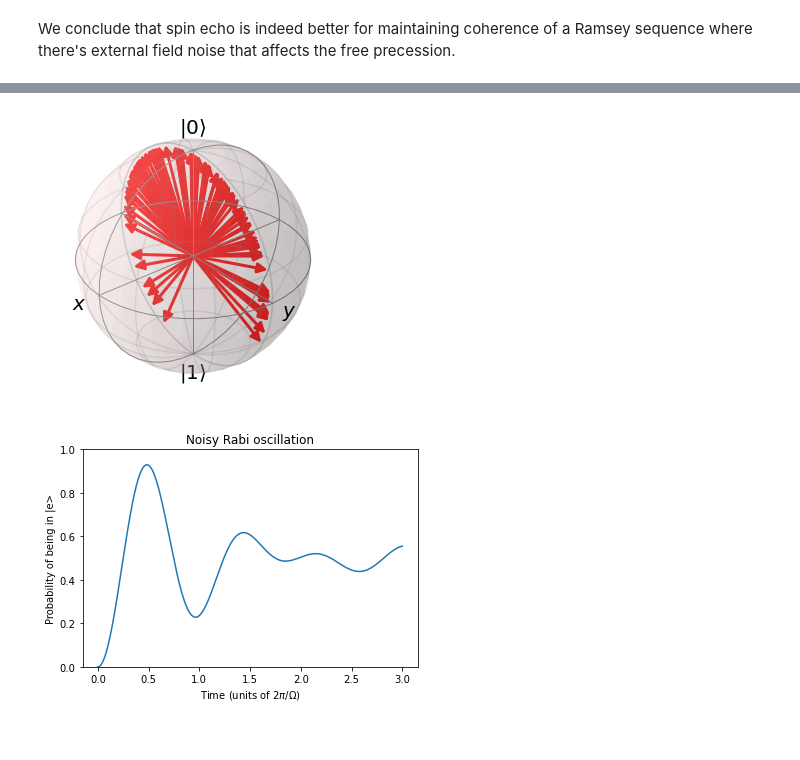
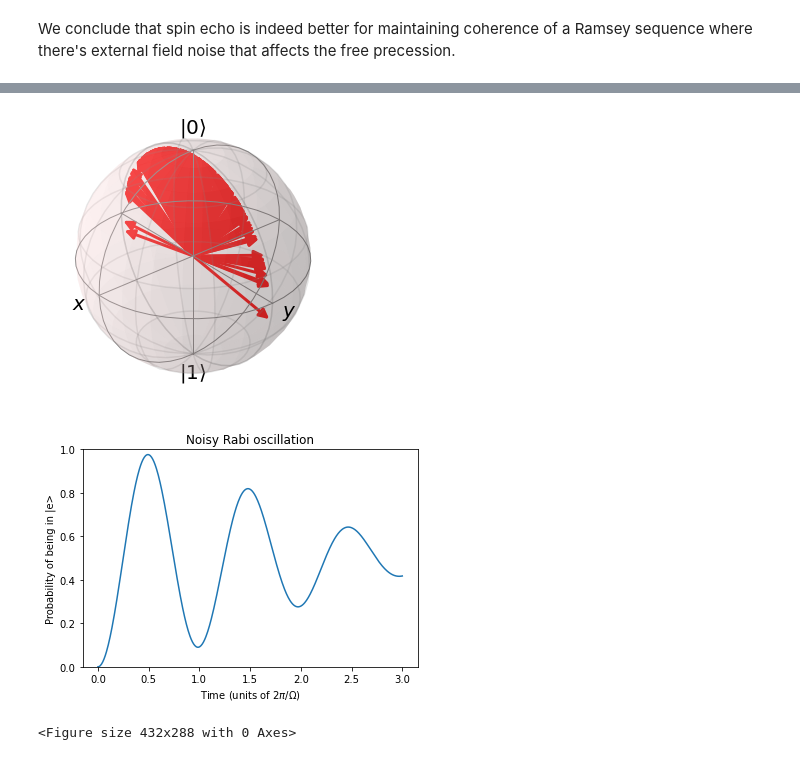
Before and after one commit to geoffrey-zheng/SrF-Calcs, a Jupyter notebook: Microwaves/Rotational-State-Transfer/spin-echo.ipynb, the cells around one changed output, grey strips where cells are left out. Drawn from its saved outputs; the diff is of its cells as text; code cells hidden in the pictures.

Commit message:
added rabi spin echo

```diff
--- a/Microwaves/Rotational-State-Transfer/spin-echo.ipynb
+++ b/Microwaves/Rotational-State-Transfer/spin-echo.ipynb
@@ -289,24 +291,27 @@ We conclude that spin echo is indeed better for maintaining coherence of a Ramse
 # %%
 #test how to animate multiple Bloch vectors with gaussian distribution of rabi frequencies on Bloch sphere
 
-#generate randomly sampled rabi frequencies
-n = 100 #number of rabi frequencies
+n = 250 #number of spins
 delta = 0.0 #detuning in units of rabi frequency
-rabi = np.random.normal(1.0, 0.2, n)
+rabi0 = 1.0
+rabi_sigma = 0.1*rabi0
+rabi = np.random.normal(rabi0, rabi_sigma, n)
 phi = 0.0*np.pi #phase of rabi frequency
 ket_init = ket_g
 results = []
 results1 = []
 
+"""
 # Plot the histogram of Rabi frequencies
 plt.hist(rabi, bins='auto', edgecolor='black')
 plt.xlabel('Rabi frequency')
 plt.ylabel('Count')
 plt.title('Rabi frequency distribution')
 plt.show()
+"""
 
-for j in range(n):
-    H = delta*sigmaz()/2 + rabi[j]*sigmax()*np.cos(phi)/2 + rabi[j]*sigmay()*np.sin(phi)/2
+for i in range(n):
+    H = delta*sigmaz()/2 + rabi[i]*sigmax()*np.cos(phi)/2 + rabi[i]*sigmay()*np.sin(phi)/2
     t = np.linspace(0, 2.0*np.pi, 100)
     results.append(sesolve(H, ket_g, t, e_ops=[]))
     t1 = np.linspace(0, 6.0*np.pi, 500)
@@ -316,25 +319,25 @@ for j in range(n):
 # %%
 fig = plt.figure()
 ax = Axes3D(fig, azim=-40, elev=30)
 b = Bloch(axes=ax)
 
 def animate(i):
     b.clear()
     for j in range(n):
         state = results[j].states[i]
         b.add_states(state)
 
     b.make_sphere()
     return ax
 
 def init():
     b.vector_color = ['r']
     return ax
 
-ani = animation.FuncAnimation(fig, animate, np.arange(100), init_func=init, blit=False, repeat=False)
-ani.save('rabi_noise.mp4', fps=20, writer='ffmpeg')
+ani = animation.FuncAnimation(fig, animate, len(t), init_func=init, blit=False, repeat=False)
+ani.save('rabi_noisy_ensemble.mp4', fps=20, writer='ffmpeg')
 # %% [output]
-[figure, old version]
+[figure, new version]
 # %%
 #For the same Rabi cycle, plot probability of being in |e> as function of time
 
@@ -347,6 +350,8 @@ plt.ylabel('Probability of being in |e>')
 plt.title('Noisy Rabi oscillation')
 plt.ylim([0,1])
 plt.show()
+plt.savefig('rabi_coherence_no_echo.png')
 # %% [output]
-[figure, old version]
+[figure, new version]
+<Figure size 432x288 with 0 Axes>
 # %%
```
Also changed, not shown: parts of 10 cells of this notebook, 6 other files.
